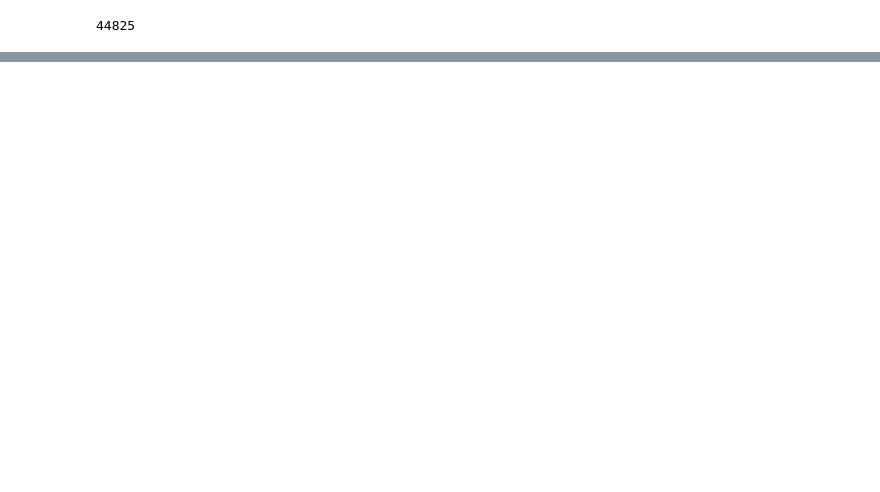
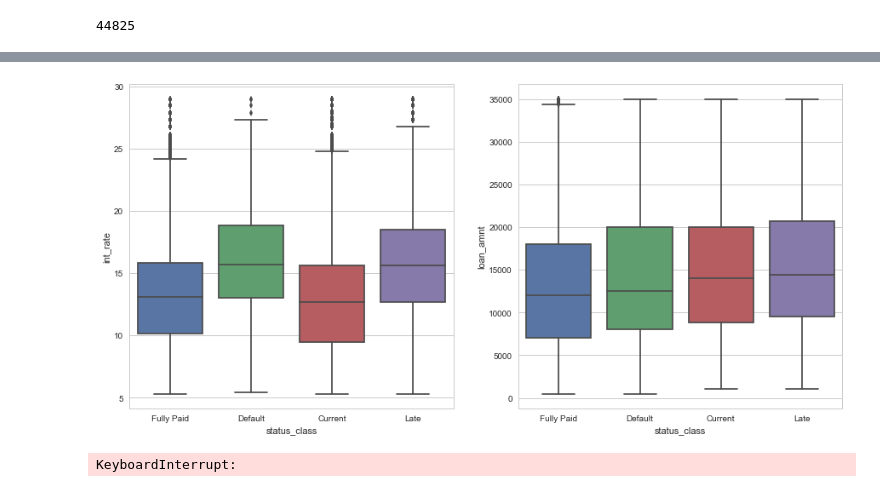
Before and after one commit to ramyatamehrotra/Springboard_DSCT, a Jupyter notebook: Capstone Project - I (Lending Club Loans).ipynb, the cells around one changed output, grey strips where cells are left out. Drawn from its saved outputs; the diff is of its cells as text; code cells hidden in the pictures; blank space fills up the shorter version.

```diff
--- a/Capstone Project - I (Lending Club Loans).ipynb
+++ b/Capstone Project - I (Lending Club Loans).ipynb
@@ -159,0 +222,14 @@ loans_data.groupby('employment_length').size().plot(kind='bar')
+# %%
+fig= plt.figure(figsize=(15,7))
+
+plt.subplot(1,2,1)
+sns.boxplot(x='status_class', y='int_rate', data=loans_data)
+plt.subplot(1,2,2)
+sns.boxplot(x='status_class', y='loan_amnt', data=loans_data)
+plt.show()
+# %% [output]
+[figure, added]
+# %%
+pearsonr(loans_data.status_class, loans_data.term)
+# %% [output]
+KeyboardInterrupt:
```
Also changed, not shown: parts of 39 cells of this notebook.
